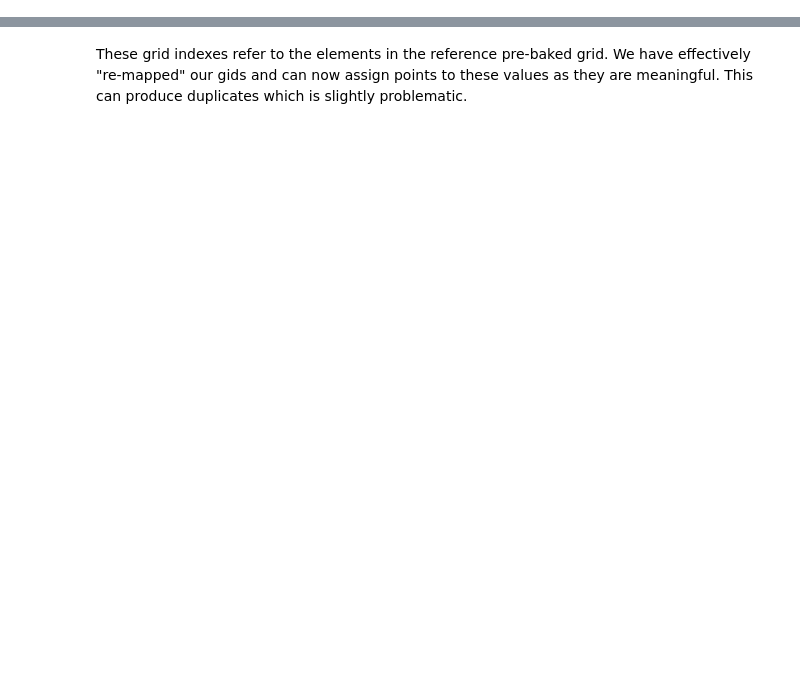
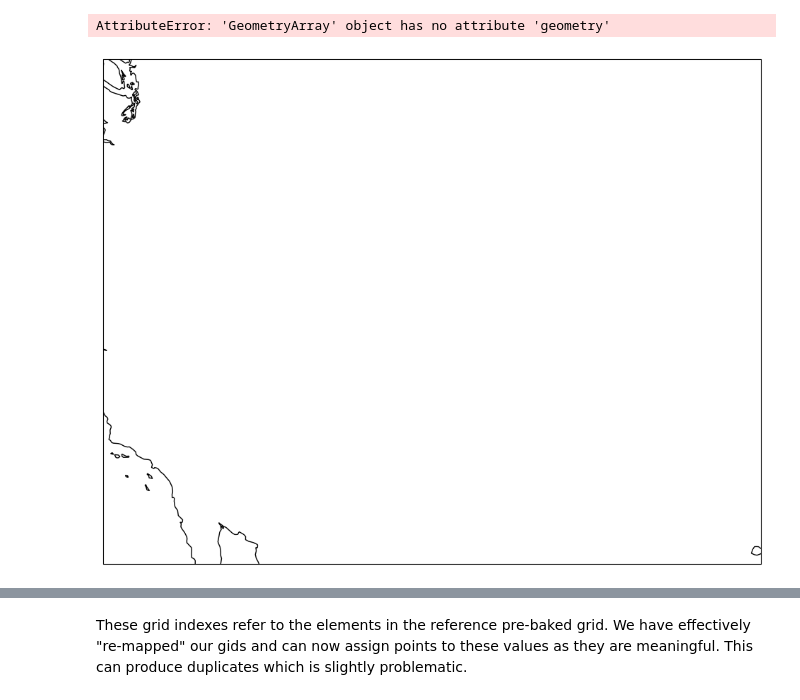
Before and after one commit to NREL/GeoGridFusion, a Jupyter notebook: tutorials/motivator.ipynb, the cells around one changed output, grey strips where cells are left out. Saved outputs shown, nothing was run; the diff lists cells and outputs as text; code cells hidden in the pictures; blank space fills up the shorter version.

```diff
--- a/tutorials/motivator.ipynb
+++ b/tutorials/motivator.ipynb
@@ -11,6 +11,27 @@ import cartopy.crs as ccrs
 
 import xarray as xr
 import geogridstore.templates
+# %%
+xmin, ymin, xmax, ymax = -109.059196,36.992751,-102.042126,41.00198
+
+steps = 10
+lons = np.linspace(xmin, xmax, steps)
+lats = np.linspace(ymin, ymax, steps)
+
+x, y = np.meshgrid(lons, lats)
+grid_points = gpd.points_from_xy(x.ravel(), y.ravel(), crs="EPSG:4326")
+
+lambert_proj = ccrs.LambertConformal(central_longitude=-105, central_latitude=39.5)
+fig, ax = plt.subplots(figsize=(12, 10), subplot_kw={"projection": lambert_proj})
+ax.set_extent([-120, -90, 30, 50], crs=ccrs.PlateCarree())  # Broader bounds for zoomed-out view
+ax.coastlines()  # Add coastlines for reference
+for point in grid_points.geometry:
+    ax.plot(point.x, point.y, 'ro', transform=ccrs.PlateCarree())  # Transform to Lambert
+plt.title("Random Points in Lambert Conformal Projection (Zoomed-Out View)")
+plt.show()
+# %% [output]
+AttributeError: 'GeometryArray' object has no attribute 'geometry'
+[figure, added]
 # %%
 pointcount = 30
 xmin, ymin, xmax, ymax = -109.059196,36.992751,-102.042126,41.00198
```
Also changed, not shown: parts of 7 cells of this notebook, 17 other files.
